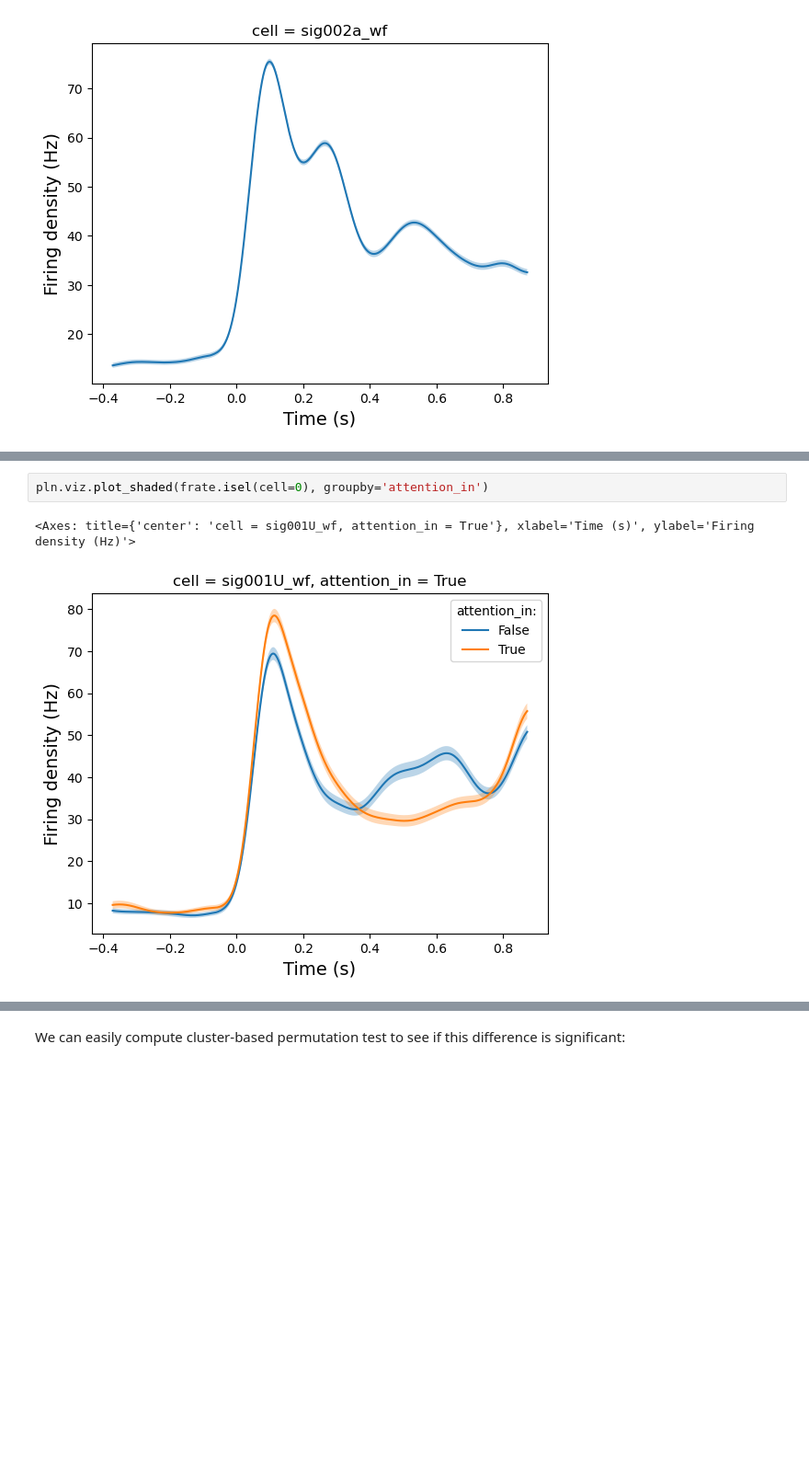
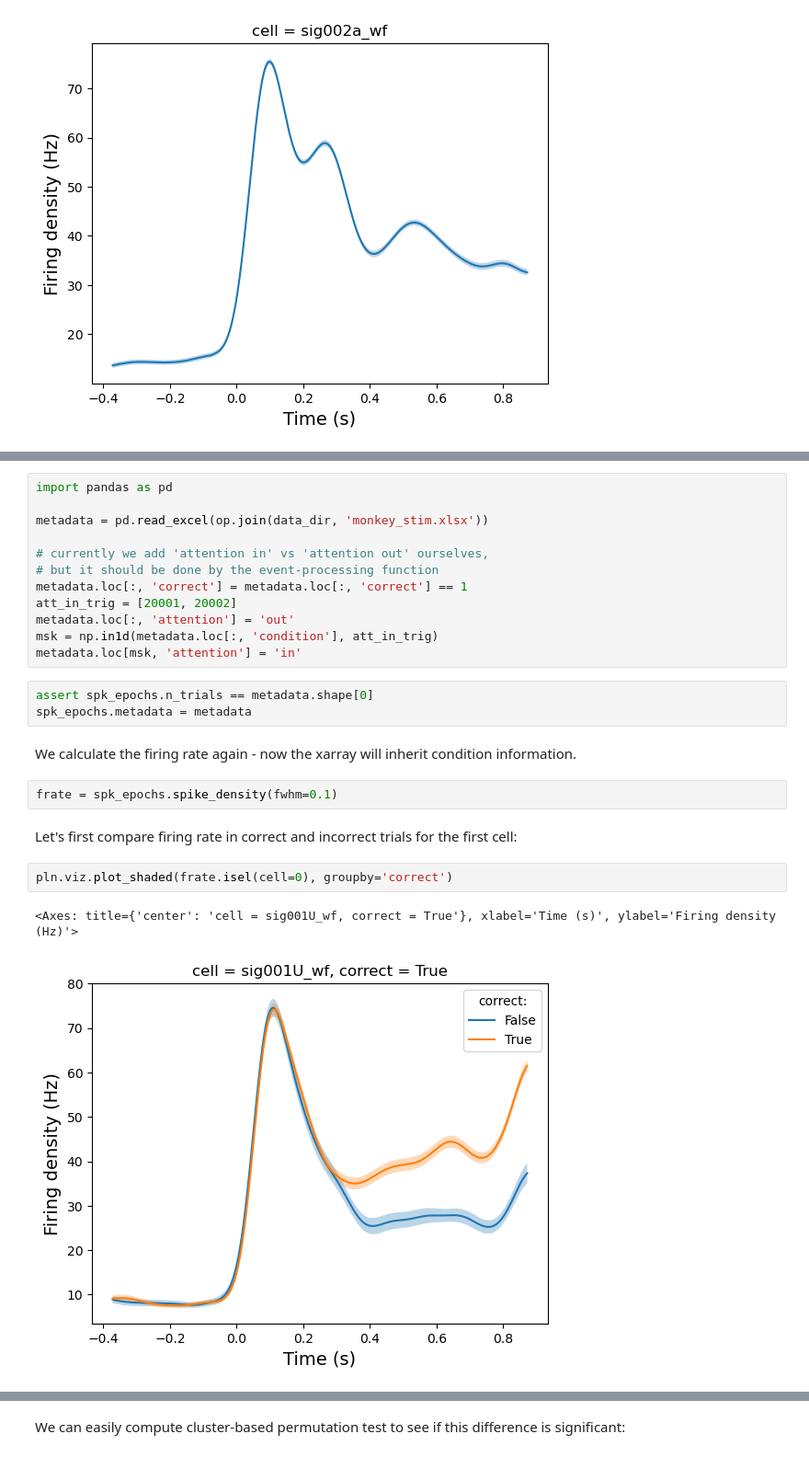
Before and after one commit to labianca/pylabianca, a Jupyter notebook: doc/fieldtrip_example.ipynb, the cells around one changed output, grey strips where cells are left out. Shown at 92% size. Drawn from its saved outputs; the diff is of its cells as text; blank space fills up the shorter version.

```diff
--- a/doc/fieldtrip_example.ipynb
+++ b/doc/fieldtrip_example.ipynb
@@ -205,5 +204,26 @@ frate = spk_epochs.spike_density(fwhm=0.1)
+# %%
+import pandas as pd
+
+metadata = pd.read_excel(op.join(data_dir, 'monkey_stim.xlsx'))
+
+# currently we add 'attention in' vs 'attention out' ourselves,
+# but it should be done by the event-processing function
+metadata.loc[:, 'correct'] = metadata.loc[:, 'correct'] == 1
+att_in_trig = [20001, 20002]
+metadata.loc[:, 'attention'] = 'out'
+msk = np.in1d(metadata.loc[:, 'condition'], att_in_trig)
+metadata.loc[msk, 'attention'] = 'in'
+# %%
+assert spk_epochs.n_trials == metadata.shape[0]
+spk_epochs.metadata = metadata
+# %% [markdown]
+We calculate the firing rate again - now the xarray will inherit condition information.
+# %%
+frate = spk_epochs.spike_density(fwhm=0.1)
+# %% [markdown]
+Let's first compare firing rate in correct and incorrect trials for the first cell:
 # %%
-pln.viz.plot_shaded(frate.isel(cell=0), groupby='attention_in')
+pln.viz.plot_shaded(frate.isel(cell=0), groupby='correct')
 # %% [output]
-<Axes: title={'center': 'cell = sig001U_wf, attention_in = True'}, xlabel='Time (s)', ylabel='Firing density (Hz)'>
+<Axes: title={'center': 'cell = sig001U_wf, correct = True'}, xlabel='Time (s)', ylabel='Firing density (Hz)'>
-[figure, old version]
+[figure, new version]
```
Also changed, not shown: parts of 23 cells of this notebook, 1 other file.
